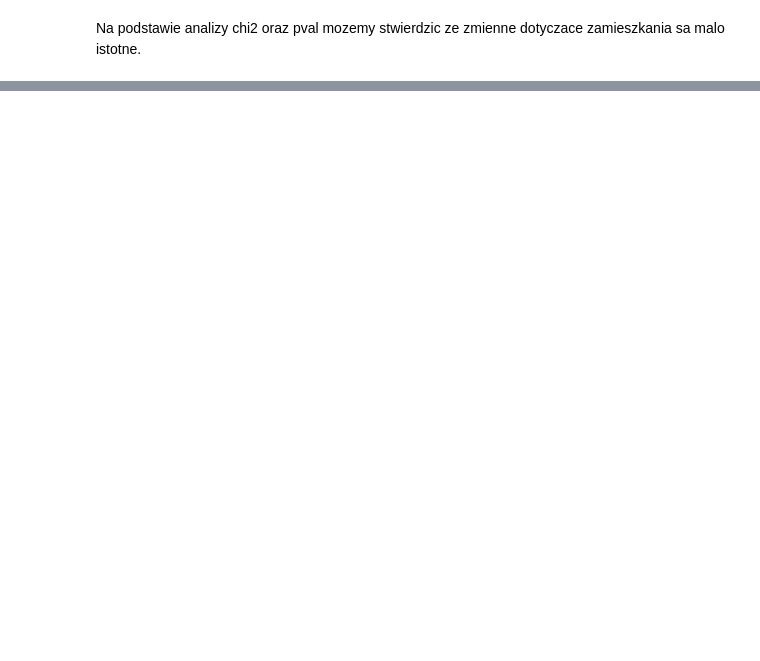
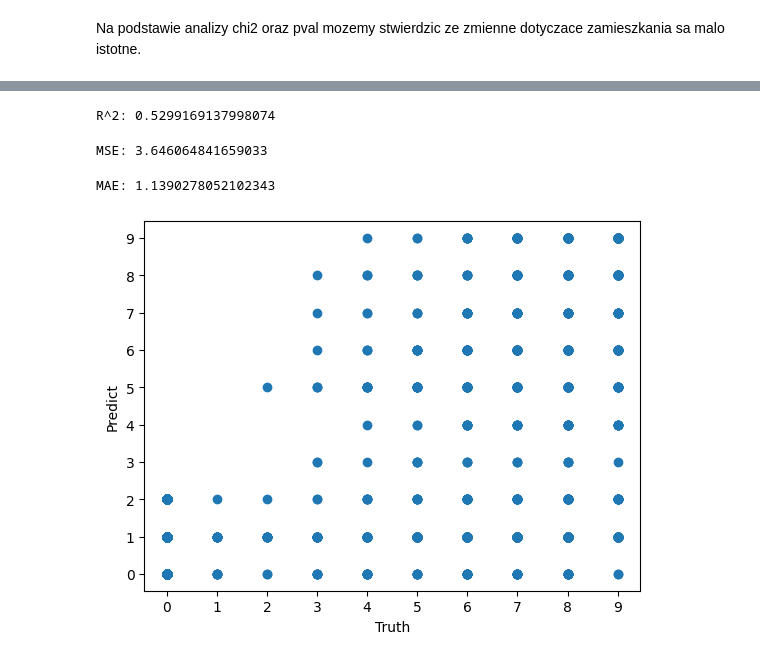
Before and after one commit to szymonzalas/EDA_Project2, a Jupyter notebook: Szymon_Zalas.ipynb, the cells around one changed output, grey strips where cells are left out. Saved outputs shown, nothing was run; the diff lists cells and outputs as text; code cells hidden in the pictures; blank space fills up the shorter version.

```diff
--- a/Szymon_Zalas.ipynb
+++ b/Szymon_Zalas.ipynb
@@ -1426,0 +1495,13 @@ Na podstawie analizy chi2 oraz pval mozemy stwierdzic ze zmienne dotyczace zamie
+# %%
+X_train, X_test, y_train, y_test = train_test_split(
+    prediction_df.drop(['DEPRESSION_BOOLEAN','DEPRESSIONINDEX'], axis=1),
+    prediction_df['DEPRESSIONINDEX'],
+    test_size=0.2,
+    random_state=42,
+    stratify=prediction_df[['CATAG7_1','CATAG7_2','CATAG7_3','CATAG7_4','CATAG7_5','CATAG7_6','CATAG7_7','DEPRESSIONINDEX']]
+)
+
+print("\nDystrybucja kategorii wiekowych w secie treningowym (przykład dla sprawdzenia):")
+print(X_train['CATAG7_1'].value_counts(normalize=True).sort_index())
+print("\nDystrybucja kategorii wiekowych w secie testowym (przykład dla sprawdzenia):")
+print(X_test['CATAG7_1'].value_counts(normalize=True).sort_index())
@@ -1426,0 +1518,2 @@ Na podstawie analizy chi2 oraz pval mozemy stwierdzic ze zmienne dotyczace zamie
+# %%
+model = sm.OLS(endog=y_train, exog=sm.add_constant(X_train)).fit()
@@ -1426,0 +1540,30 @@ Na podstawie analizy chi2 oraz pval mozemy stwierdzic ze zmienne dotyczace zamie
+# %%
+y_pred = model.predict(sm.add_constant(X_test))
+print(f"R^2: {model.rsquared}")
+# %% [output]
+R^2: 0.5299169137998074
+# %%
+mse = sklearn.metrics.mean_squared_error(y_test, y_pred)
+print(f"MSE: {mse}")
+# %% [output]
+MSE: 3.646064841659033
+# %%
+mae = sklearn.metrics.mean_absolute_error(y_test, y_pred)
+print(f"MAE: {mae}")
+# %% [output]
+MAE: 1.1390278052102343
+# %%
+y_pred_rounded=np.round(y_pred).astype(int) # zaokrąglenie do najbliższej liczby całkowitej
+
+# delikatny postporcessing danych ze względu na logikę próby
+y_pred_rounded=np.where(y_pred_rounded<0, 0, y_pred_rounded) # zamiana wartości ujemnych na 0
+y_pred_rounded=np.where(y_pred_rounded>9, 9, y_pred_rounded) # zamiana wartości powyżej 10 na 10
+# %%
+plt.scatter(y_test, y_pred_rounded)
+plt.xlabel("Truth")
+plt.ylabel("Predict")
+plt.xticks(range(0, 10))
+plt.yticks(range(0, 10))
+plt.show()
+# %% [output]
+[figure, added]
```
Also changed, not shown: parts of 33 cells of this notebook.
